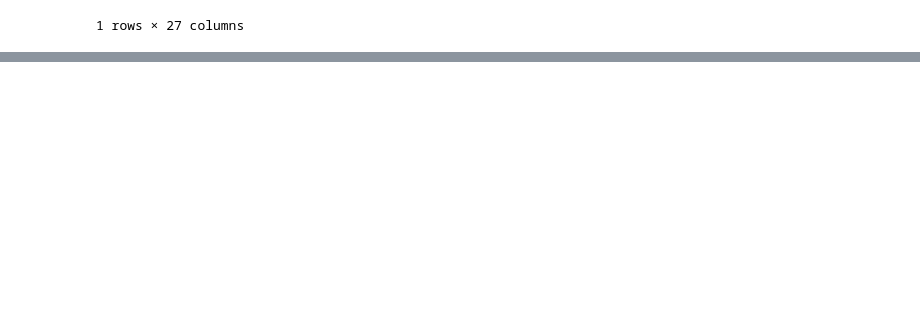
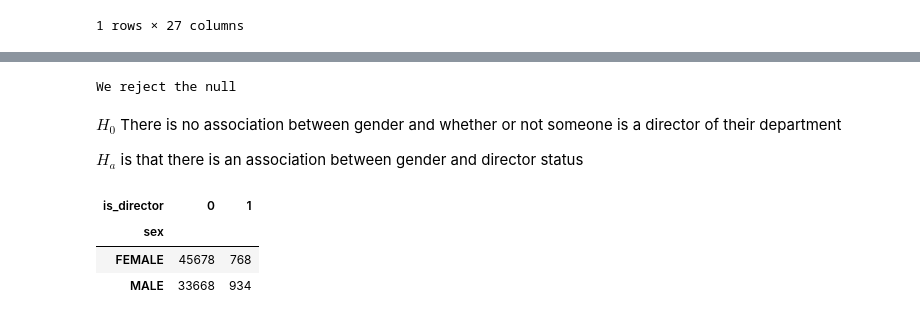
Before and after one commit to Texas-Government-Employee-Salaries/Predicting-Salaries, a Jupyter notebook: cm_notebook.ipynb, the cells around one changed output, grey strips where cells are left out. Cells and saved outputs as stored; diff of their text form; code cells hidden in the pictures; blank space fills up the shorter version.

```diff
--- a/cm_notebook.ipynb
+++ b/cm_notebook.ipynb
@@ -348,0 +273,20 @@ df['is_parttime'] = np.where(df.is_parttime.str.contains('PART-TIME'), 1, 0)
+# %%
+if p < alpha:
+    print('We reject the null')
+else:
+    print("we fail to reject the null")
+# %% [output]
+We reject the null
+# %% [markdown]
+$H_0$ There is no association between gender and whether or not someone is a director of their department
+
+$H_a$ is that there is an association between gender and director status
+# %%
+# pandas crosstab to make a 'contingency' table
+observed = pd.crosstab(train.sex, train.is_director)
+observed
+# %% [output]
+| is_director | 0 | 1 |
+| sex |  |  |
+| FEMALE | 45678 | 768 |
+| MALE | 33668 | 934 |
```
Also changed, not shown: parts of 36 cells of this notebook, 1 other file.
